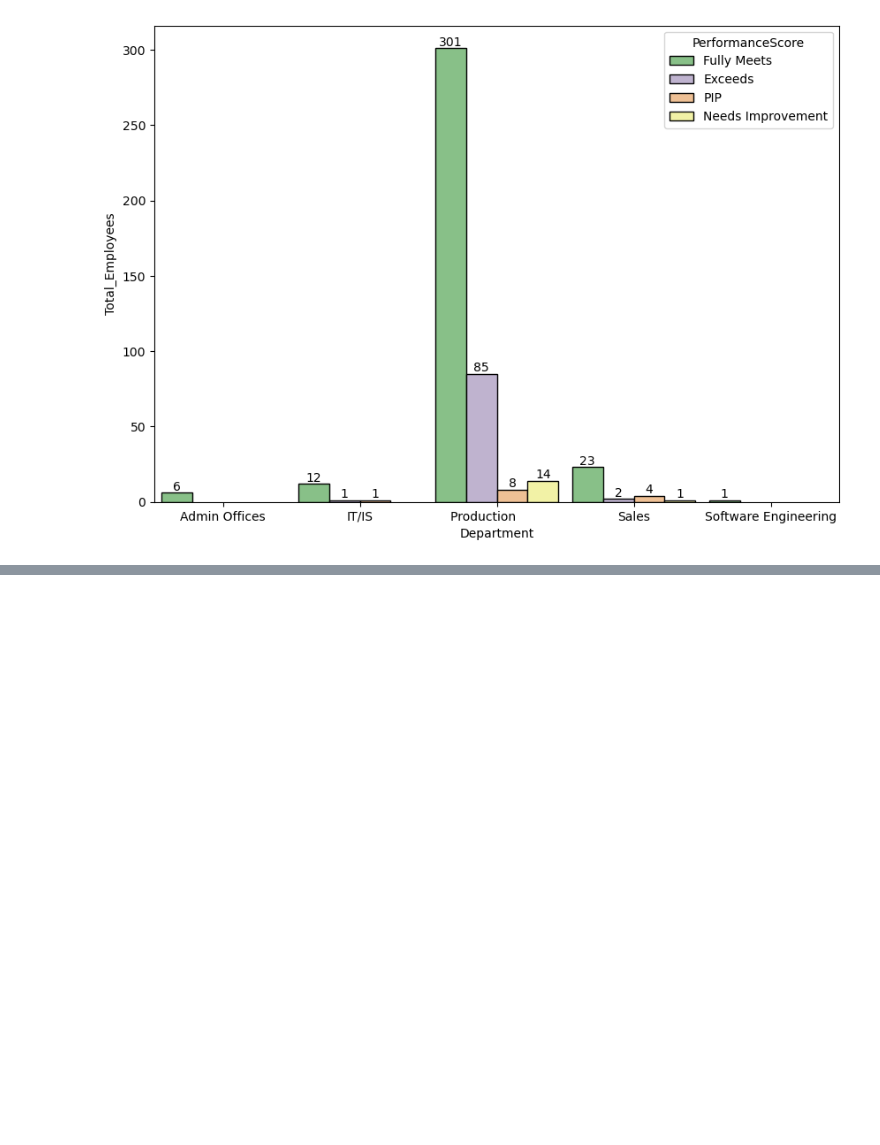
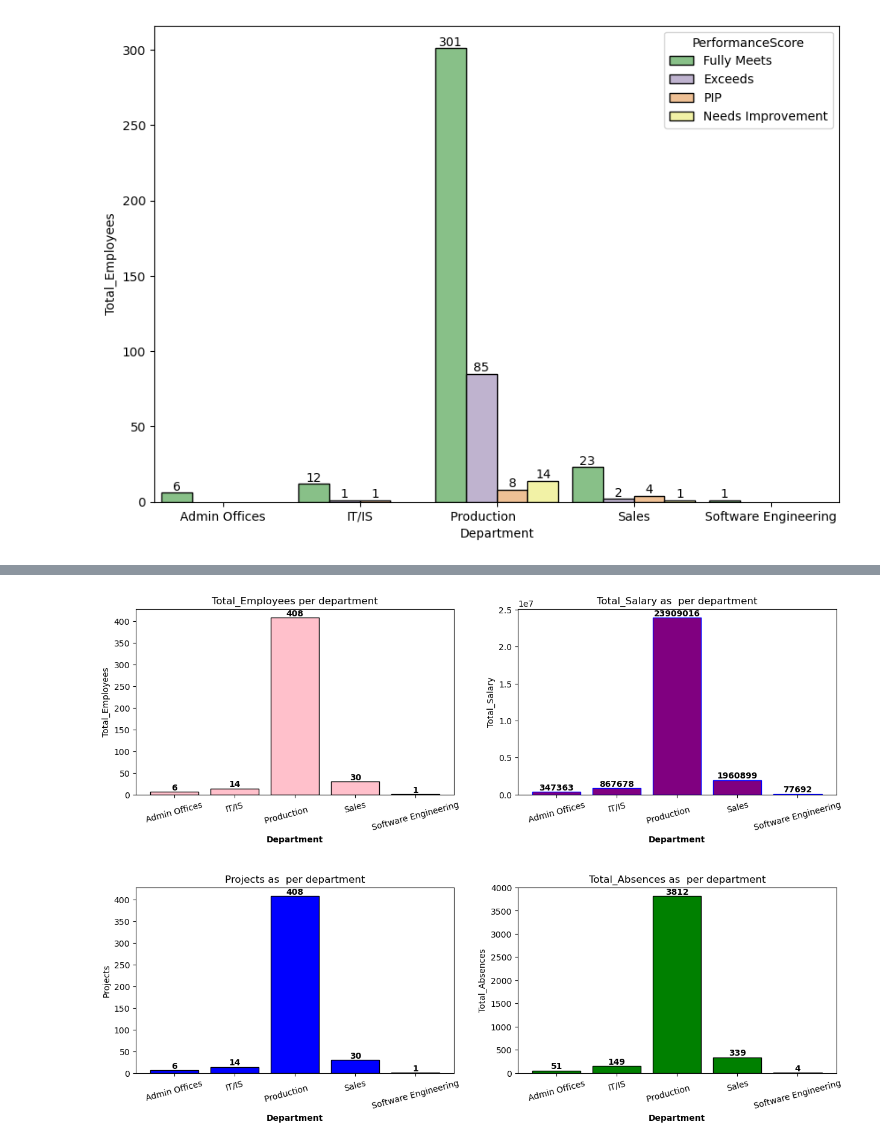
Before and after one commit to SmriteePoudel/DataScience, a Jupyter notebook: Visualization2.ipynb, the cells around one changed output, grey strips where cells are left out. Drawn from its saved outputs; the diff is of its cells as text; code cells hidden in the pictures; blank space fills up the shorter version.

```diff
--- a/Visualization2.ipynb
+++ b/Visualization2.ipynb
@@ -100,0 +128,8 @@ for container in ax.containers:
+# %%
+dep_detail= hr.groupby('Department').agg(
+    Total_Employees= ('EmpID','count'),
+    Total_Salary=('Salary','sum'),
+    Total_Projects=('SpecialProjectsCount','sum'),
+    Total_Absences=('Absences','sum')
+).reset_index()
+dep_detail
@@ -100,0 +143,49 @@ for container in ax.containers:
+# %%
+fig,axes=plt.subplots(2,2 ,figsize=(15,10))
+ax1= axes[0,0]
+ax2=axes[0,1]
+plt.subplots_adjust(hspace=0.5)
+
+ax1.bar(dep_detail['Department'], dep_detail['Total_Employees'],color='pink',edgecolor='black')
+ax1.set_xlabel('Department', fontweight='bold')#fontstyle='italic'
+ax1.set_ylabel('Total_Employees')
+ax1.set_title('Total_Employees per department')
+ax1.tick_params(axis='x',rotation=15)
+for idx, val in enumerate(dep_detail['Total_Employees']):
+    ax1.text(idx, val, str(val), ha='center', va='bottom', fontweight='bold')
+
+
+
+ax2.bar(dep_detail['Department'], dep_detail['Total_Salary'],color='purple', edgecolor='blue')
+
+ax2.tick_params(axis='x',rotation=15)
+ax2.set_xlabel('Department', fontweight='bold')#fontstyle='italic'
+ax2.set_ylabel('Total_Salary')
+ax2.set_title('Total_Salary as  per department')
+ax2.tick_params(axis='x',rotation=15)
+for idx, val in enumerate(dep_detail['Total_Salary']):
+    ax2.text(idx, val, str(val), ha='center', va='bottom', fontweight='bold')
+
+
+
+
+ax3=axes[1,0]
+ax3.bar(dep_detail['Department'], dep_detail['Total_Projects'],color='blue',edgecolor='black')
+ax3.set_xlabel('Department', fontweight='bold')#fontstyle='italic'
+ax3.set_ylabel('Projects')
+ax3.set_title('Projects as  per department')
+ax3.tick_params(axis='x',rotation=15)
+for idx, val in enumerate(dep_detail['Total_Projects']):
+    ax3.text(idx, val, str(val), ha='center', va='bottom', fontweight='bold')
+
+
+ax4=axes[1,1]
+ax4.bar(dep_detail['Department'], dep_detail['Total_Absences'],color='green',edgecolor='black')
+ax4.set_xlabel('Department', fontweight='bold')#fontstyle='italic'
+ax4.set_ylabel('Total_Absences')
+ax4.set_title('Total_Absences as  per department')
+ax4.tick_params(axis='x',rotation=15)
+for idx, val in enumerate(dep_detail['Total_Absences']):
+    ax4.text(idx, val, str(val), ha='center', va='bottom', fontweight='bold')
+# %% [output]
+[figure, added]
```
Also changed, not shown: parts of 7 cells of this notebook, 4 other files.
